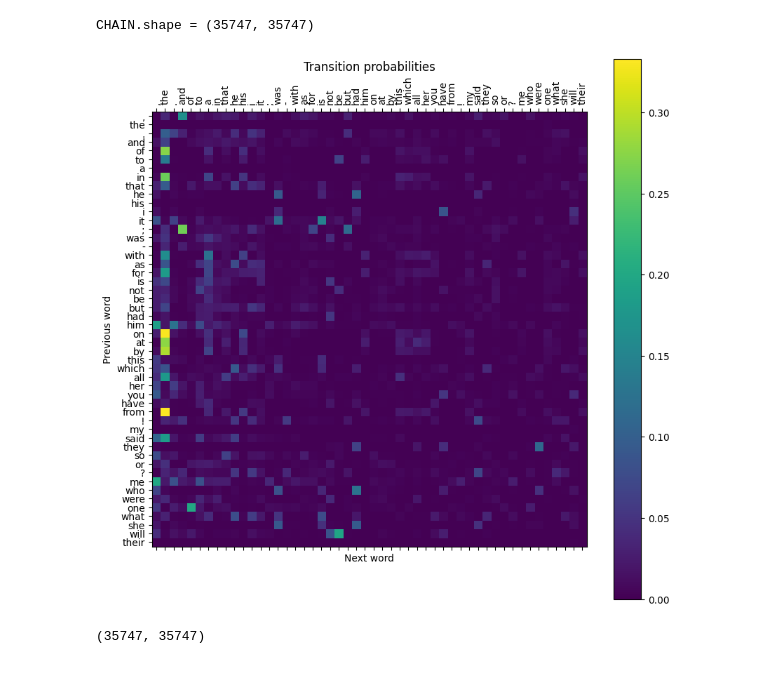
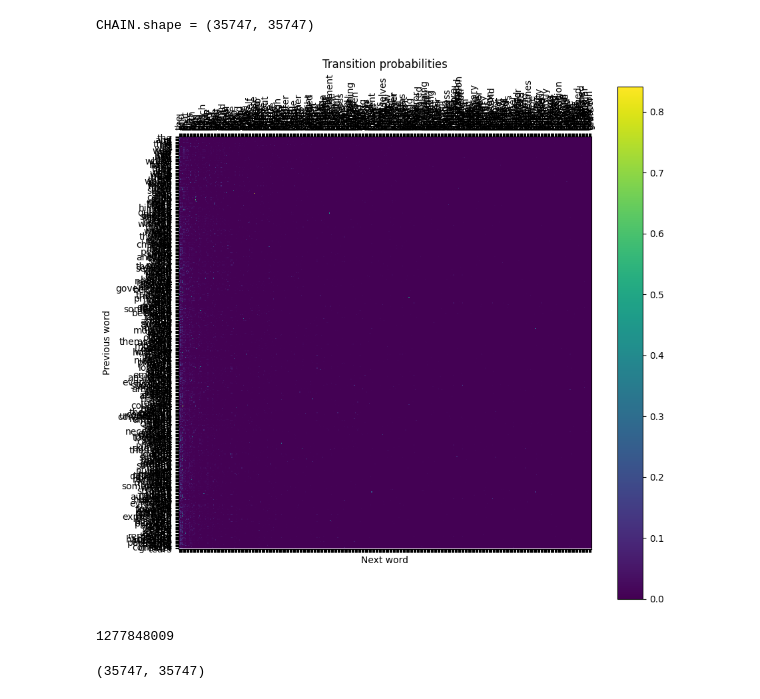
Before and after one commit to mines-opt-ml/decoding-gpt, a Jupyter notebook: notebooks/intro-language-models.ipynb, the cells around one changed output. Saved outputs shown, nothing was run; the diff lists cells and outputs as text; code cells hidden in the pictures.

```diff
--- a/notebooks/intro-language-models.ipynb
+++ b/notebooks/intro-language-models.ipynb
@@ -87,0 +101,14 @@ def generate(
+# %%
+
+vocab=["hi", "there", "how", "are", "you", "doing", "today"]
+
+chain = np.random.rand(len(vocab), len(vocab))
+
+chain = chain / chain.sum(axis=1, keepdims=True)
+
+generate(
+	vocab=vocab,
+	chain=chain,
+	initial_state="hi",
+	max_tokens=10,
+)
@@ -629,35 +687,39 @@ def plot_chain_subset(
 	# get indices of words in subset
 	vocab_subset_idx: list[int] = [vocab_dict[word] for word in vocab_subset]
 
 	# plot subset of chain
 	chain_subset: Float[np.ndarray, "d_vocab_subset d_vocab_subset"] = chain[np.ix_(vocab_subset_idx, vocab_subset_idx)]
 
 	if exponentiate != 1:
 		chain_subset = np.linalg.matrix_power(chain_subset, exponentiate)
 
 	img = ax.matshow(chain_subset)
 	ax.set_title("Transition probabilities")
 	ax.set_xlabel("Next word")
 	ax.set_ylabel("Previous word")
 	# label axes with words
 	ax.set_xticks(range(len(vocab_subset)))
 	ax.set_xticklabels(vocab_subset, rotation=90)
 	ax.set_yticks(range(len(vocab_subset)))
 	ax.set_yticklabels(vocab_subset)
 
 	# add colorbar
 	fig.colorbar(img)
 
 	plt.show()
 
 plot_chain_subset(
 	chain=CHAIN,
 	vocab_dict=VOCAB_DICT,
-	vocab_subset=VOCAB_ARR[:50],
+	vocab_subset=VOCAB_ARR[:500],
 	# exponentiate=10,
 )
 # %% [output]
-[figure, old version]
+[figure, new version]
+# %%
+35747 * 35747
+# %% [output]
+1277848009
 # %%
 print(CHAIN.shape)
 np.save("chain.npy", CHAIN)
```
Also changed, not shown: parts of 11 cells of this notebook.
